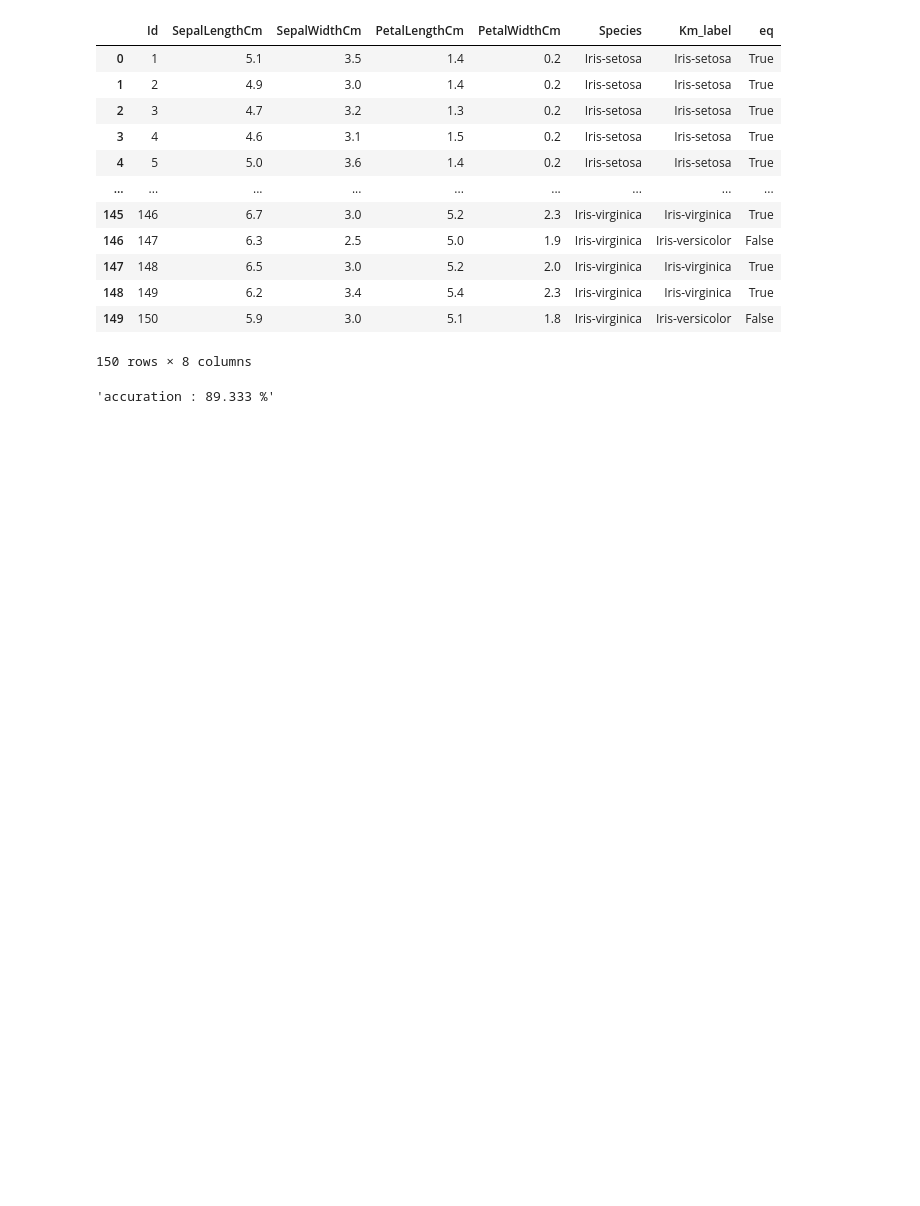
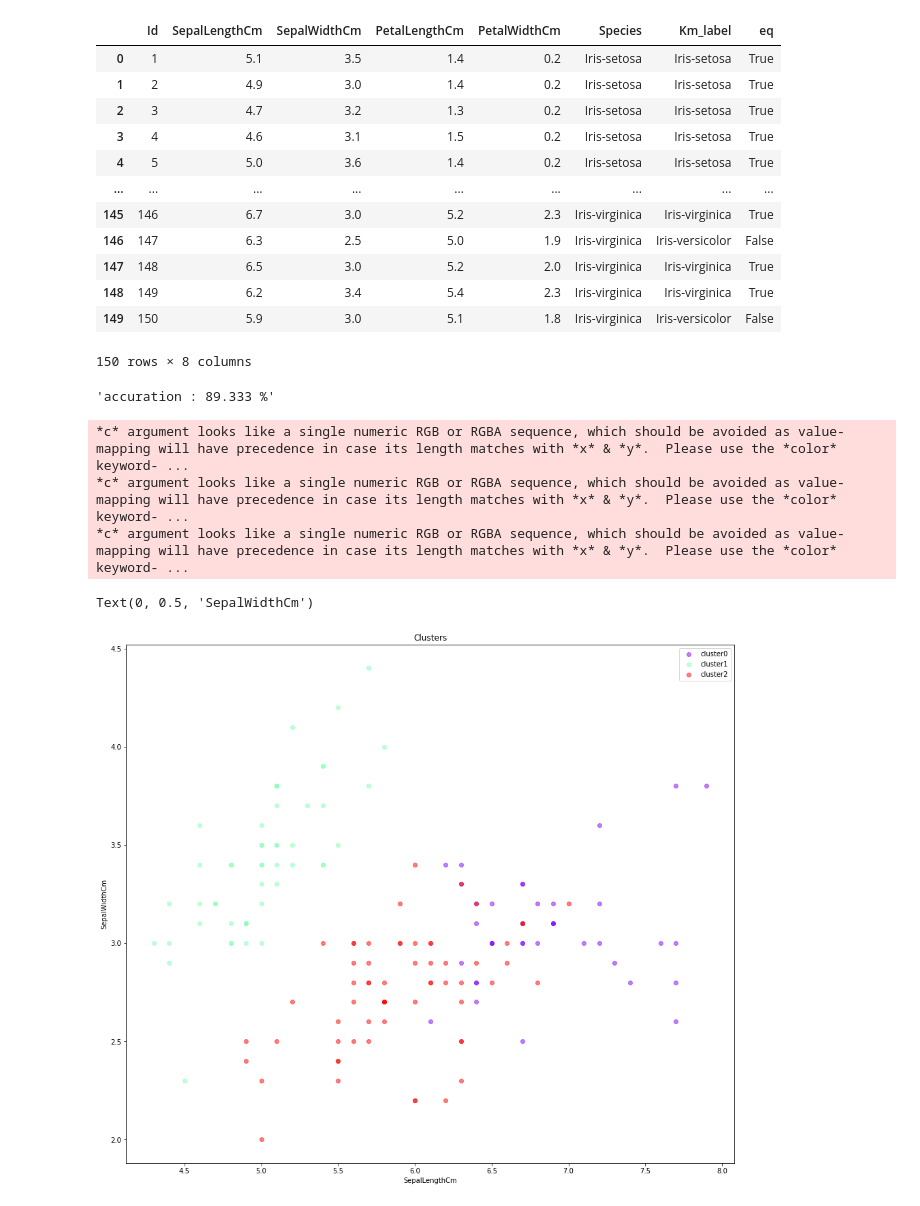
Before and after one commit to segara2410/Computational-intelligence, a Jupyter notebook: kmeans/kmeans_iris.ipynb, the cells around one changed output. Saved outputs shown, nothing was run; the diff lists cells and outputs as text; code cells hidden in the pictures; blank space fills up the shorter version.

Commit message:
add visualization for kmeans

```diff
--- a/kmeans/kmeans_iris.ipynb
+++ b/kmeans/kmeans_iris.ipynb
@@ -108,3 +88,27 @@ source_df
 'accuration : ' + str(round(source_df.loc[source_df['eq'] == True].count()[1] / source_df.shape[0] * 100, 3)) + ' %'
 # %% [output]
 'accuration : 89.333 %'
+# %%
+import matplotlib.cm as cm
+import matplotlib.pyplot as plt
+
+n_clusters = max(labels)+1
+colors = cm.rainbow(np.linspace(0, 1, n_clusters))
+cluster_labels = list(range(0, n_clusters))
+
+plt.figure(figsize=(16,14))
+
+for color, label in zip(colors, cluster_labels):
+    subset = df[df.Clus_km == label]
+    plt.scatter(subset.SepalLengthCm, subset.SepalWidthCm, c=color, label='cluster'+str(label),alpha=0.5)
+
+plt.legend()
+plt.title('Clusters')
+plt.xlabel('SepalLengthCm')
+plt.ylabel('SepalWidthCm')
+# %% [output]
+*c* argument looks like a single numeric RGB or RGBA sequence, which should be avoided as value-mapping will have precedence in case its length matches with *x* & *y*.  Please use the *color* keyword- ...
+*c* argument looks like a single numeric RGB or RGBA sequence, which should be avoided as value-mapping will have precedence in case its length matches with *x* & *y*.  Please use the *color* keyword- ...
+*c* argument looks like a single numeric RGB or RGBA sequence, which should be avoided as value-mapping will have precedence in case its length matches with *x* & *y*.  Please use the *color* keyword- ...
+Text(0, 0.5, 'SepalWidthCm')
+[figure, added]
```
Also changed, not shown: parts of 1 cell of this notebook, 2 other files.
